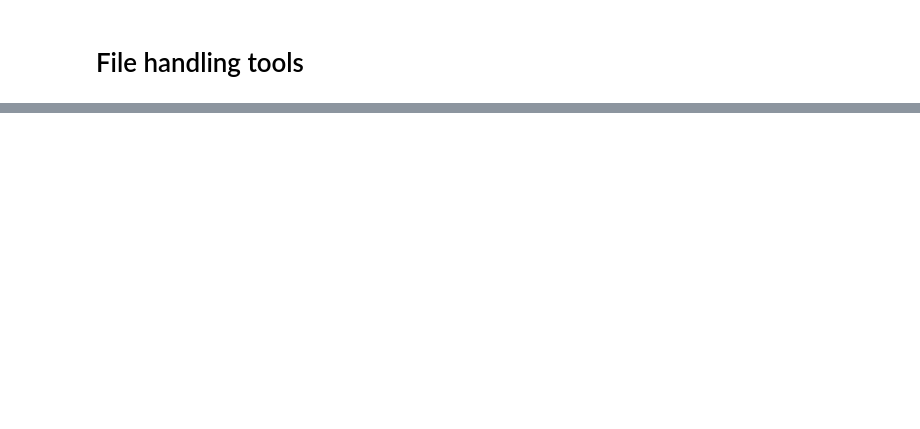
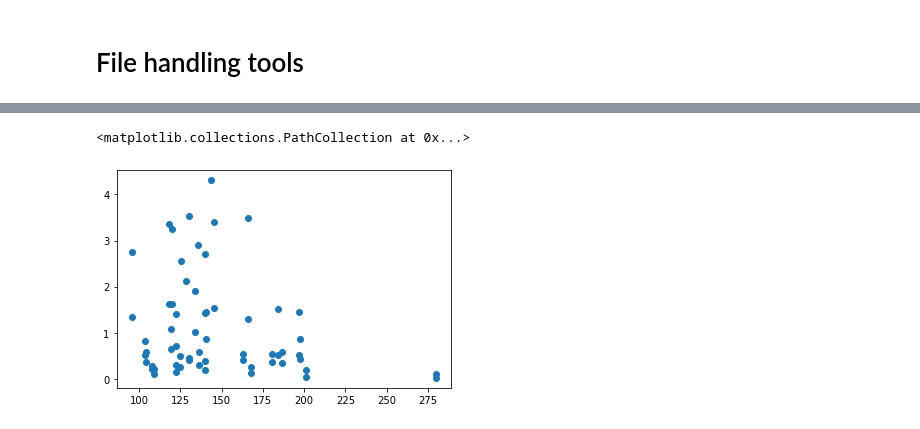
Before and after one commit to usnistgov/shearCellTensiometry, a Jupyter notebook: ipynb/fileHandling.ipynb, the cells around one changed output, grey strips where cells are left out. Saved outputs shown, nothing was run; the diff lists cells and outputs as text; code cells hidden in the pictures; blank space fills up the shorter version.

```diff
--- a/ipynb/fileHandling.ipynb
+++ b/ipynb/fileHandling.ipynb
@@ -23,0 +52,4 @@ import pandas as pd
+# %%
+f = r'C:\Users\lmf1\OneDrive - National Institute of Standards and Technology (NIST)\NIST\data\material properties\surface tension\shear cell\relaxation\M0S_2.75T'
+t1 = fh.combineRelax(f)
+t1.to_csv(r'C:\Users\lmf1\OneDrive - National Institute of Standards and Technology (NIST)\NIST\data\material properties\surface tension\shear cell\relaxation\M0S_2.75T\M0S_2.75T_all_\relax_M0S_2.75T_all_.csv')
@@ -23,0 +72,6 @@ import pandas as pd
+# %%
+t2 = t1[t1.r2>0.95]
+plt.scatter(t2['r0']*10**6, t2['sigma']*1000)
+# %% [output]
+<matplotlib.collections.PathCollection at 0x...>
+[figure, added]
```
Also changed, not shown: parts of 61 cells of this notebook, 7 other files.
